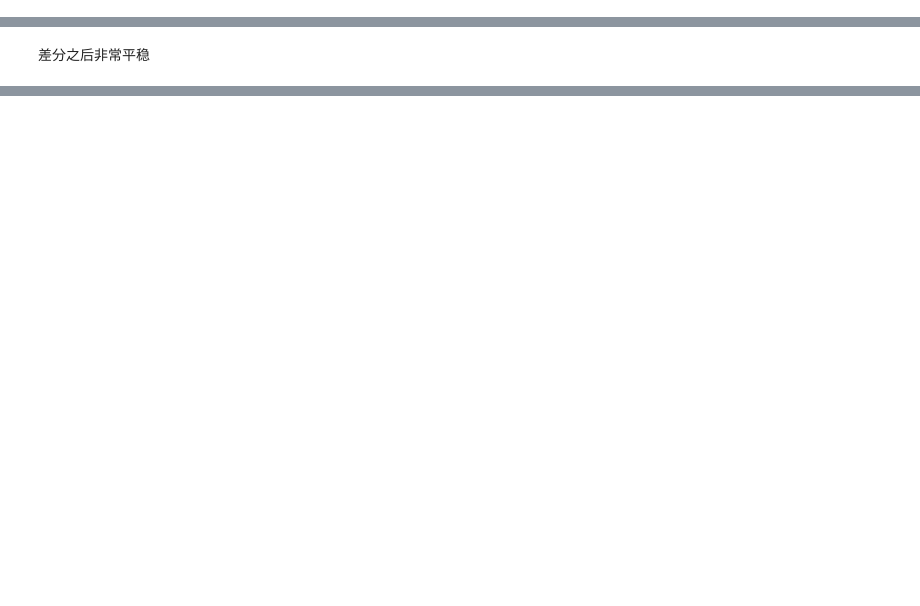
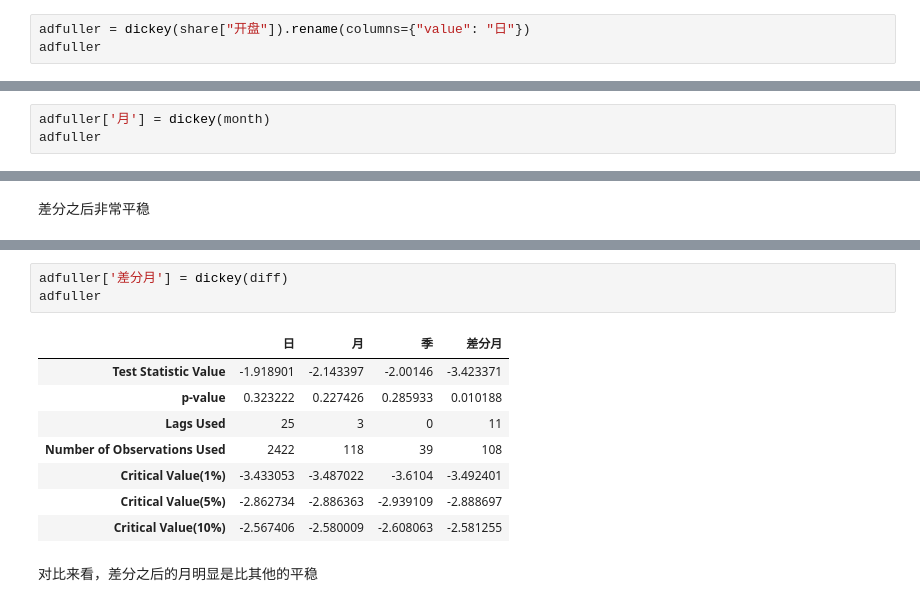
Before and after one commit to thales-ucas/zeal, a Jupyter notebook: ts.ipynb, the cells around one changed output, grey strips where cells are left out. Cells and saved outputs as stored; diff of their text form; blank space fills up the shorter version.

```diff
--- a/ts.ipynb
+++ b/ts.ipynb
@@ -176,0 +166,3 @@ dickey(share["开盘"])
+# %%
+adfuller = dickey(share["开盘"]).rename(columns={"value": "日"})
+adfuller
@@ -292,0 +283,3 @@ dickey(month)
+# %%
+adfuller['月'] = dickey(month)
+adfuller
@@ -403,0 +400,14 @@ array([ 1.        , -0.30346414, -0.24657213, -0.10361464,  0.05244698,
+# %%
+adfuller['差分月'] = dickey(diff)
+adfuller
+# %% [output]
+|  | 日 | 月 | 季 | 差分月 |
+| Test Statistic Value | -1.918901 | -2.143397 | -2.00146 | -3.423371 |
+| p-value | 0.323222 | 0.227426 | 0.285933 | 0.010188 |
+| Lags Used | 25 | 3 | 0 | 11 |
+| Number of Observations Used | 2422 | 118 | 39 | 108 |
+| Critical Value(1%) | -3.433053 | -3.487022 | -3.6104 | -3.492401 |
+| Critical Value(5%) | -2.862734 | -2.886363 | -2.939109 | -2.888697 |
+| Critical Value(10%) | -2.567406 | -2.580009 | -2.608063 | -2.581255 |
+# %% [markdown]
+对比来看，差分之后的月明显是比其他的平稳
```
Also changed, not shown: parts of 10 cells of this notebook.
